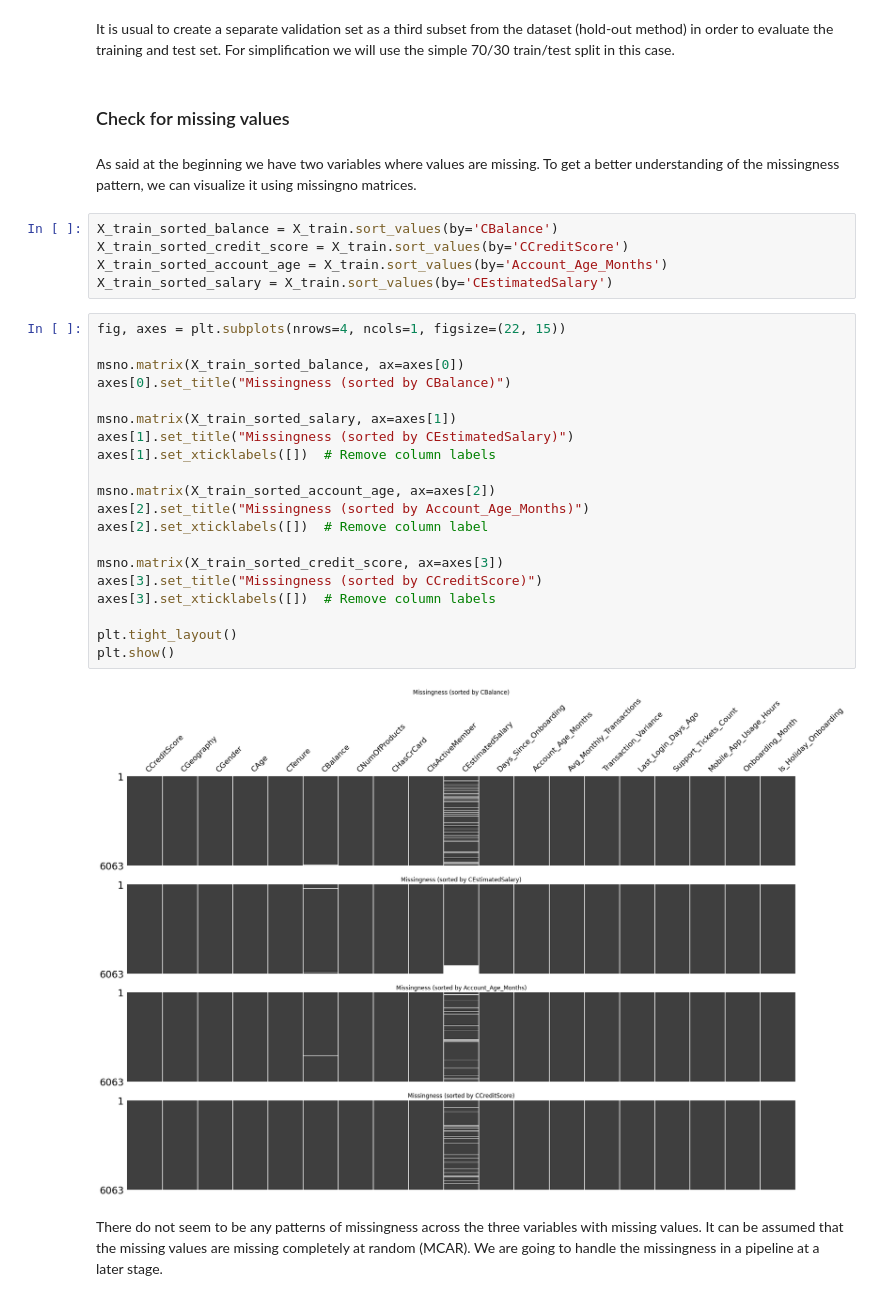
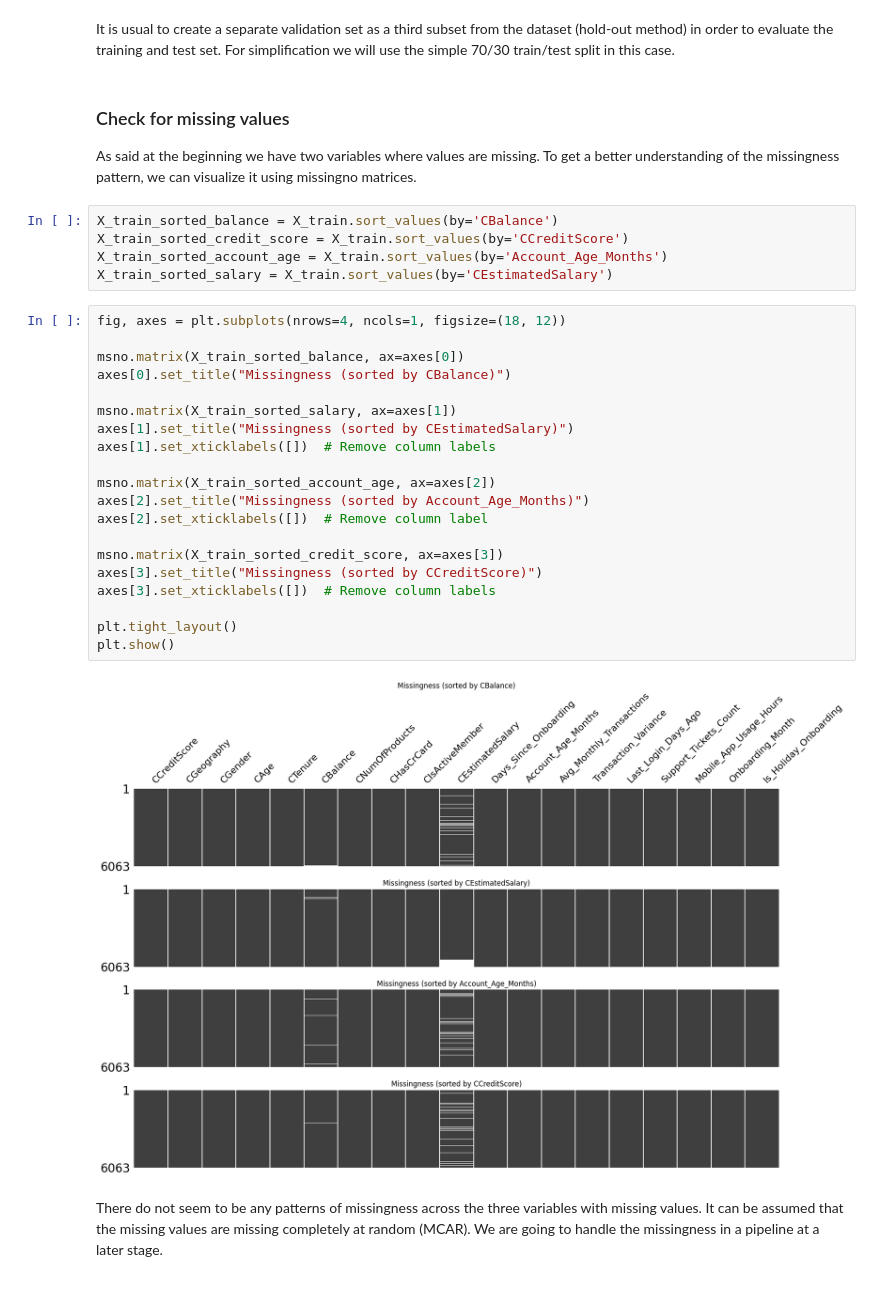
Before and after one commit to nncsimo/DSML2526, a Jupyter notebook: Abgabe/Assignment_01_3214721.ipynb, the cells around one changed output. Drawn from its saved outputs; the diff is of its cells as text.

```diff
--- a/Abgabe/Assignment_01_3214721.ipynb
+++ b/Abgabe/Assignment_01_3214721.ipynb
@@ -442,9 +415,8 @@ X_train,X_test, y_train, y_test = train_test_split(X, y, test_size=0.3, stratify
 The dataset is very imbalanced and `Churn` == True is underrepresented. Therefore we set stratify=y to apply stratification. This ensures that both training and test sets represent the true distribution of classes. Otherwhise randomly splitting might lead to training or test sets with few samples of the minority class (`Churn`=1), which could bias the model. The worst case that could happen without Stratification is that there is no positive value in our sample. This ould lead to calculation issues when calculating performance metrics.
 # %% [markdown]
 It is usual to create a separate validation set as a third subset from the dataset (hold-out method) in order to evaluate the training and test set. For simplification we will use the simple 70/30 train/test split in this case.
-# %% [markdown]
-### Check for missing values
 # %% [markdown]
+### Check for missing values
 As said at the beginning we have two variables where values are missing. To get a better understanding of the missingness pattern, we can visualize it using missingno matrices.
 # %%
 X_train_sorted_balance = X_train.sort_values(by='CBalance')
@@ -452,27 +424,27 @@ X_train_sorted_credit_score = X_train.sort_values(by='CCreditScore')
 X_train_sorted_account_age = X_train.sort_values(by='Account_Age_Months')
 X_train_sorted_salary = X_train.sort_values(by='CEstimatedSalary')
 # %%
-fig, axes = plt.subplots(nrows=4, ncols=1, figsize=(22, 15))
+fig, axes = plt.subplots(nrows=4, ncols=1, figsize=(18, 12))
 
 msno.matrix(X_train_sorted_balance, ax=axes[0])
 axes[0].set_title("Missingness (sorted by CBalance)")
 
 msno.matrix(X_train_sorted_salary, ax=axes[1])
 axes[1].set_title("Missingness (sorted by CEstimatedSalary)")
 axes[1].set_xticklabels([])  # Remove column labels
 
 msno.matrix(X_train_sorted_account_age, ax=axes[2])
 axes[2].set_title("Missingness (sorted by Account_Age_Months)")
 axes[2].set_xticklabels([])  # Remove column label
 
 msno.matrix(X_train_sorted_credit_score, ax=axes[3])
 axes[3].set_title("Missingness (sorted by CCreditScore)")
 axes[3].set_xticklabels([])  # Remove column labels
 
 plt.tight_layout()
 plt.show()
 # %% [output]
-[figure, old version]
+[figure, new version]
 # %% [markdown]
 There do not seem to be any patterns of missingness across the three variables with missing values. It can be assumed that the missing values are missing completely at random (MCAR).
 We are going to handle the missingness in a pipeline at a later stage.
```
Also changed, not shown: parts of 47 cells of this notebook, 1 other file.
